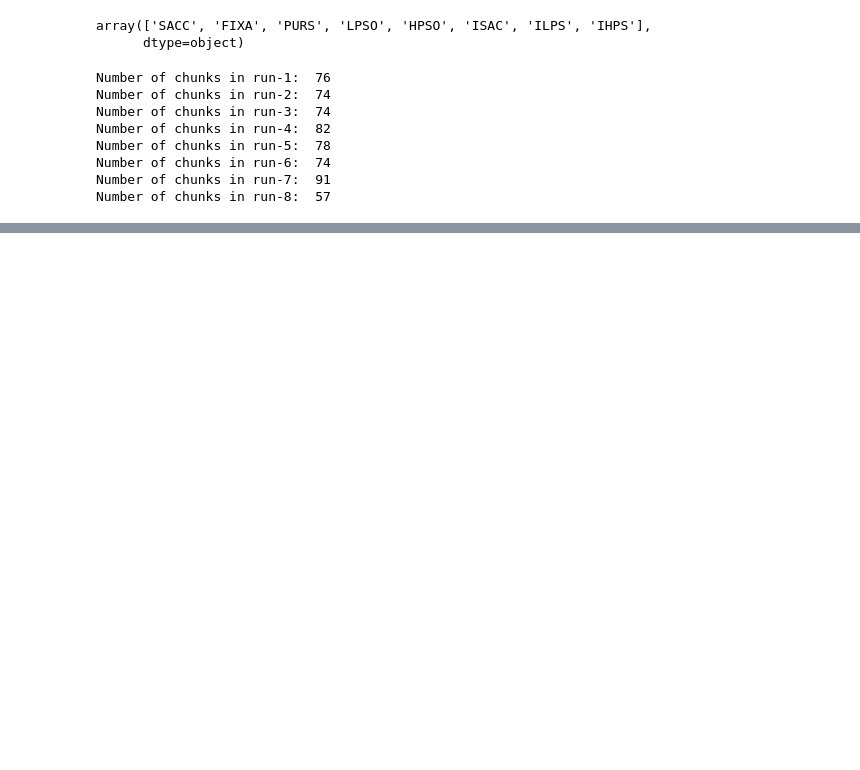
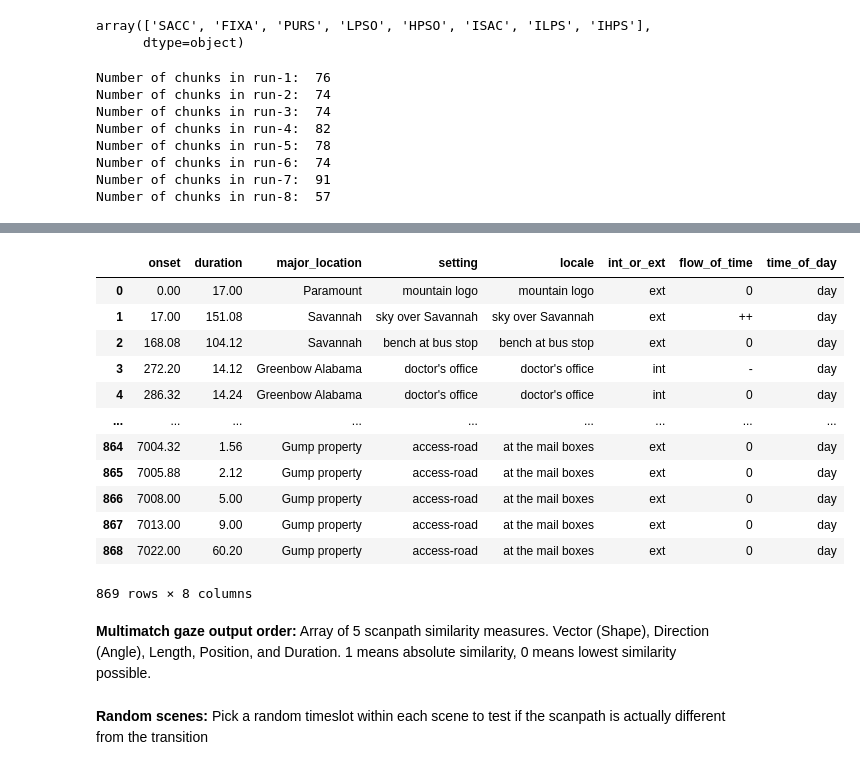
Before and after one commit to nimarek/eye_mri, a Jupyter notebook: eye_simi.ipynb, the cells around one changed output, grey strips where cells are left out. Saved outputs shown, nothing was run; the diff lists cells and outputs as text; code cells hidden in the pictures; blank space fills up the shorter version.

```diff
--- a/eye_simi.ipynb
+++ b/eye_simi.ipynb
@@ -291,0 +164,22 @@ sns.clustermap(gower_eye_matrix(chunk_train_data[(chunk_train_data['subject'] ==
+# %%
+annotation = pd.read_csv('~/Desktop/studyforrest_project/ds000113/code/studyforrest-data-annotations/researchcut/locations.tsv',
+                   sep='\t')
+annotation
+# %% [output]
+|  | onset | duration | major_location | setting | locale | int_or_ext | flow_of_time | time_of_day |
+| 0 | 0.00 | 17.00 | Paramount | mountain logo | mountain logo | ext | 0 | day |
+| 1 | 17.00 | 151.08 | Savannah | sky over Savannah | sky over Savannah | ext | ++ | day |
+| 2 | 168.08 | 104.12 | Savannah | bench at bus stop | bench at bus stop | ext | 0 | day |
+| 3 | 272.20 | 14.12 | Greenbow Alabama | doctor's office | doctor's office | int | - | day |
+| 4 | 286.32 | 14.24 | Greenbow Alabama | doctor's office | doctor's office | int | 0 | day |
+| ... | ... | ... | ... | ... | ... | ... | ... | ... |
+| 864 | 7004.32 | 1.56 | Gump property | access-road | at the mail boxes | ext | 0 | day |
+| 865 | 7005.88 | 2.12 | Gump property | access-road | at the mail boxes | ext | 0 | day |
+| 866 | 7008.00 | 5.00 | Gump property | access-road | at the mail boxes | ext | 0 | day |
+| 867 | 7013.00 | 9.00 | Gump property | access-road | at the mail boxes | ext | 0 | day |
+| 868 | 7022.00 | 60.20 | Gump property | access-road | at the mail boxes | ext | 0 | day |
+869 rows × 8 columns
+# %% [markdown]
+**Multimatch gaze output order:** Array of 5 scanpath similarity measures. Vector (Shape), Direction (Angle), Length, Position, and Duration. 1 means absolute similarity, 0 means lowest similarity possible.
+# %% [markdown]
+**Random scenes:** Pick a random timeslot within each scene to test if the scanpath is actually different from the transition
```
Also changed, not shown: parts of 29 cells of this notebook.
